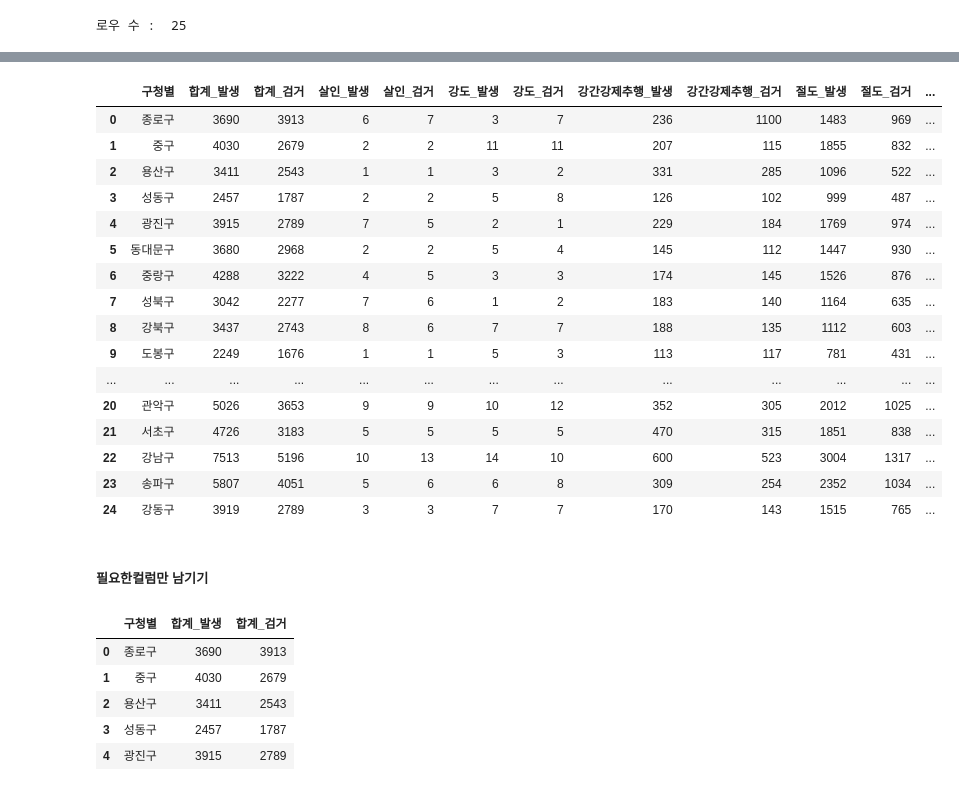
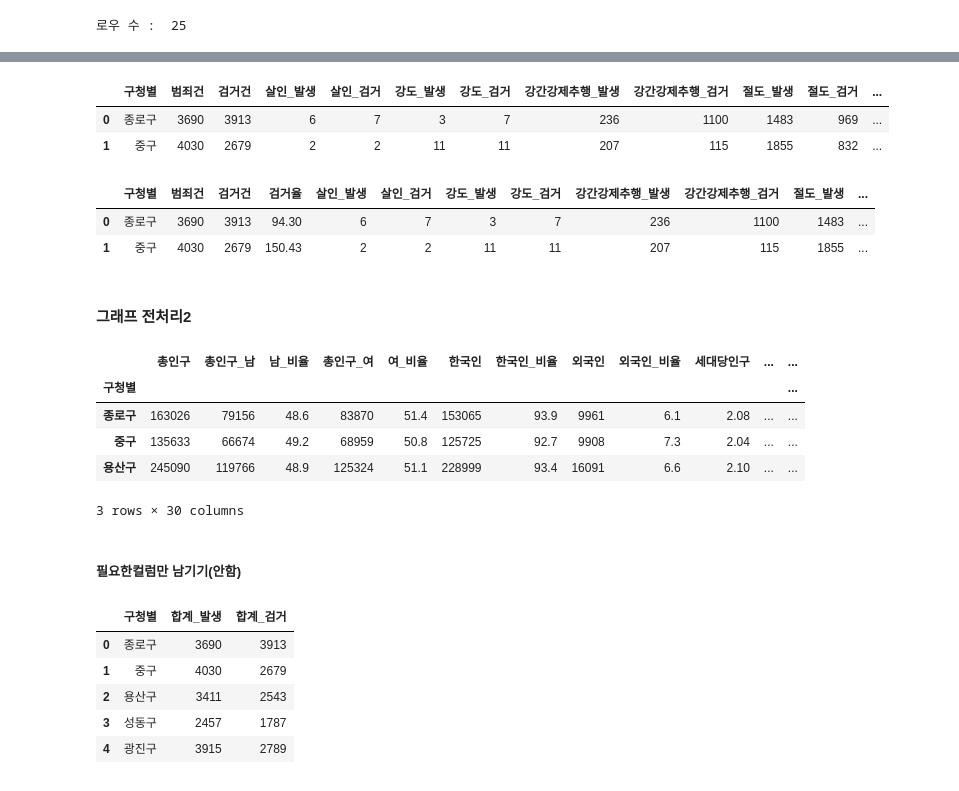
Before and after one commit to jh5209/Project, a Jupyter notebook: analist/seoul_cctv.ipynb, the cells around one changed output, grey strips where cells are left out. Saved outputs shown, nothing was run; the diff lists cells and outputs as text; code cells hidden in the pictures.

```diff
--- a/analist/seoul_cctv.ipynb
+++ b/analist/seoul_cctv.ipynb
@@ -944,3 +1008,17 @@ crime_df.dtypes
 폭력_발생         int64
 폭력_검거         int64
 dtype: object
+# %%
+# 컬럼이름 바꾸기
+# crime_df.rename(columns={crime_df.columns[1]: '범죄건', crime_df.columns[2]: '검거건'})
+crime_df.columns = pd.Index(['구청별', '범죄건', '검거건', '살인_발생', '살인_검거', '강도_발생', '강도_검거',
+                             '강간강제추행_발생', '강간강제추행_검거', '절도_발생',	'절도_검거', '폭력_발생', '폭력_검거'])
+crime_df.head(2)
+# %% [output]
+|  | 구청별 | 범죄건 | 검거건 | 살인_발생 | 살인_검거 | 강도_발생 | 강도_검거 | 강간강제추행_발생 | 강간강제추행_검거 | 절도_발생 | 절도_검거 | ... |
+| 0 | 종로구 | 3690 | 3913 | 6 | 7 | 3 | 7 | 236 | 1100 | 1483 | 969 | ... |
+| 1 | 중구 | 4030 | 2679 | 2 | 2 | 11 | 11 | 207 | 115 | 1855 | 832 | ... |
+# %%
+# 검거율 컬럼 추가
+# crime_df['검거율'] = crime_df['범죄건' / '검거건']
+crime_df.insert(3, '검거율', round((crime_df['범죄건'] / crime_df['검거건'])*100,2))
@@ -947,20 +1027,8 @@ dtype: object
 # %%
-crime_df
+crime_df.head(2)
 # %% [output]
-|  | 구청별 | 합계_발생 | 합계_검거 | 살인_발생 | 살인_검거 | 강도_발생 | 강도_검거 | 강간강제추행_발생 | 강간강제추행_검거 | 절도_발생 | 절도_검거 | ... |
-| 0 | 종로구 | 3690 | 3913 | 6 | 7 | 3 | 7 | 236 | 1100 | 1483 | 969 | ... |
-| 1 | 중구 | 4030 | 2679 | 2 | 2 | 11 | 11 | 207 | 115 | 1855 | 832 | ... |
-| 2 | 용산구 | 3411 | 2543 | 1 | 1 | 3 | 2 | 331 | 285 | 1096 | 522 | ... |
-| 3 | 성동구 | 2457 | 1787 | 2 | 2 | 5 | 8 | 126 | 102 | 999 | 487 | ... |
-| 4 | 광진구 | 3915 | 2789 | 7 | 5 | 2 | 1 | 229 | 184 | 1769 | 974 | ... |
-| 5 | 동대문구 | 3680 | 2968 | 2 | 2 | 5 | 4 | 145 | 112 | 1447 | 930 | ... |
-| 6 | 중랑구 | 4288 | 3222 | 4 | 5 | 3 | 3 | 174 | 145 | 1526 | 876 | ... |
-| 7 | 성북구 | 3042 | 2277 | 7 | 6 | 1 | 2 | 183 | 140 | 1164 | 635 | ... |
-| 8 | 강북구 | 3437 | 2743 | 8 | 6 | 7 | 7 | 188 | 135 | 1112 | 603 | ... |
-| 9 | 도봉구 | 2249 | 1676 | 1 | 1 | 5 | 3 | 113 | 117 | 781 | 431 | ... |
-| ... | ... | ... | ... | ... | ... | ... | ... | ... | ... | ... | ... | ... |
-| 20 | 관악구 | 5026 | 3653 | 9 | 9 | 10 | 12 | 352 | 305 | 2012 | 1025 | ... |
-| 21 | 서초구 | 4726 | 3183 | 5 | 5 | 5 | 5 | 470 | 315 | 1851 | 838 | ... |
-| 22 | 강남구 | 7513 | 5196 | 10 | 13 | 14 | 10 | 600 | 523 | 3004 | 1317 | ... |
-| 23 | 송파구 | 5807 | 4051 | 5 | 6 | 6 | 8 | 309 | 254 | 2352 | 1034 | ... |
-| 24 | 강동구 | 3919 | 2789 | 3 | 3 | 7 | 7 | 170 | 143 | 1515 | 765 | ... |
+|  | 구청별 | 범죄건 | 검거건 | 검거율 | 살인_발생 | 살인_검거 | 강도_발생 | 강도_검거 | 강간강제추행_발생 | 강간강제추행_검거 | 절도_발생 | ... |
+| 0 | 종로구 | 3690 | 3913 | 94.30 | 6 | 7 | 3 | 7 | 236 | 1100 | 1483 | ... |
+| 1 | 중구 | 4030 | 2679 | 150.43 | 2 | 2 | 11 | 11 | 207 | 115 | 1855 | ... |
+# %% [markdown]
+#### 그래프 전처리2
@@ -967,5 +1042,15 @@ crime_df
+# %%
+merge2 = pd.concat([merge1, crime_df2], axis=1)
+merge2.head(3)
+# %% [output]
+|  | 총인구 | 총인구_남 | 남_비율 | 총인구_여 | 여_비율 | 한국인 | 한국인_비율 | 외국인 | 외국인_비율 | 세대당인구 | ... | ... |
+| 구청별 |  |  |  |  |  |  |  |  |  |  |  | ... |
+| 종로구 | 163026 | 79156 | 48.6 | 83870 | 51.4 | 153065 | 93.9 | 9961 | 6.1 | 2.08 | ... | ... |
+| 중구 | 135633 | 66674 | 49.2 | 68959 | 50.8 | 125725 | 92.7 | 9908 | 7.3 | 2.04 | ... | ... |
+| 용산구 | 245090 | 119766 | 48.9 | 125324 | 51.1 | 228999 | 93.4 | 16091 | 6.6 | 2.10 | ... | ... |
+3 rows × 30 columns
 # %% [markdown]
-##### 필요한컬럼만 남기기
+##### 필요한컬럼만 남기기(안함)
 # %%
 # 필요한 컬럼만 남기기
 crime_df2 = crime_df.copy()
```
Also changed, not shown: parts of 73 cells of this notebook.
